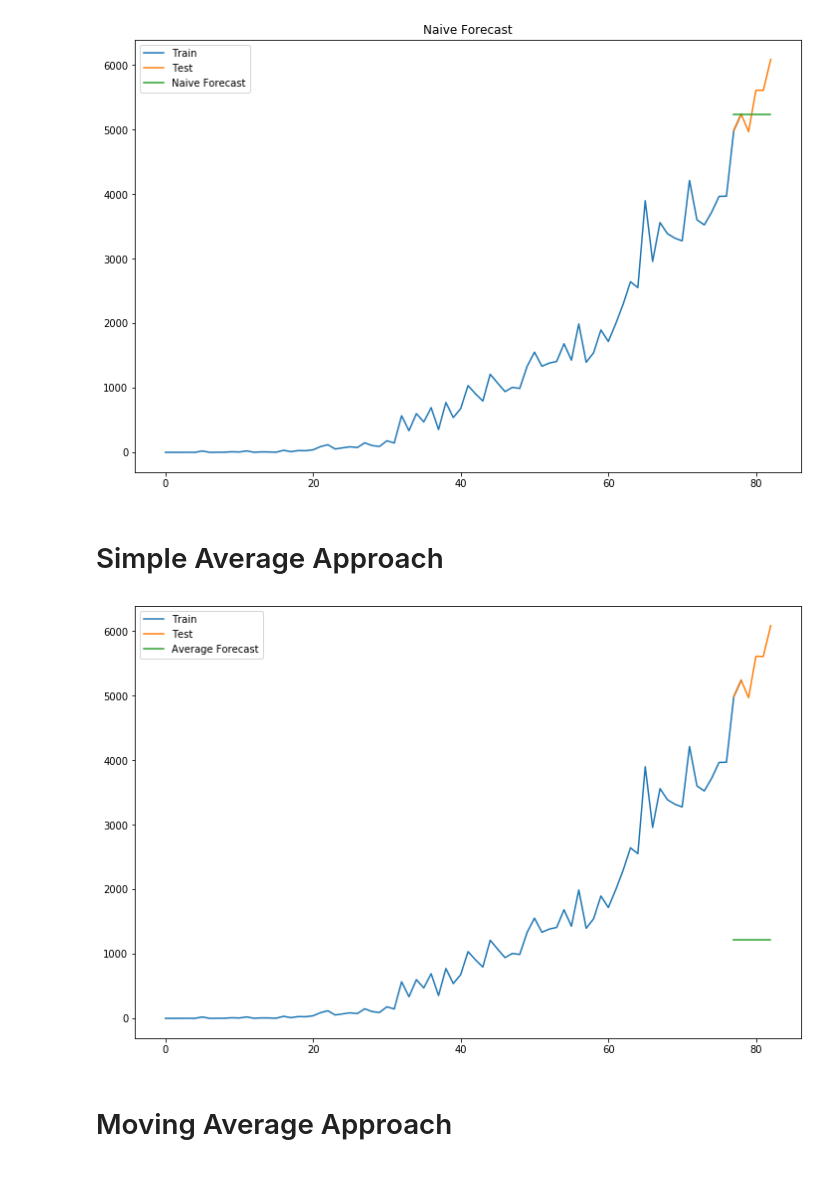
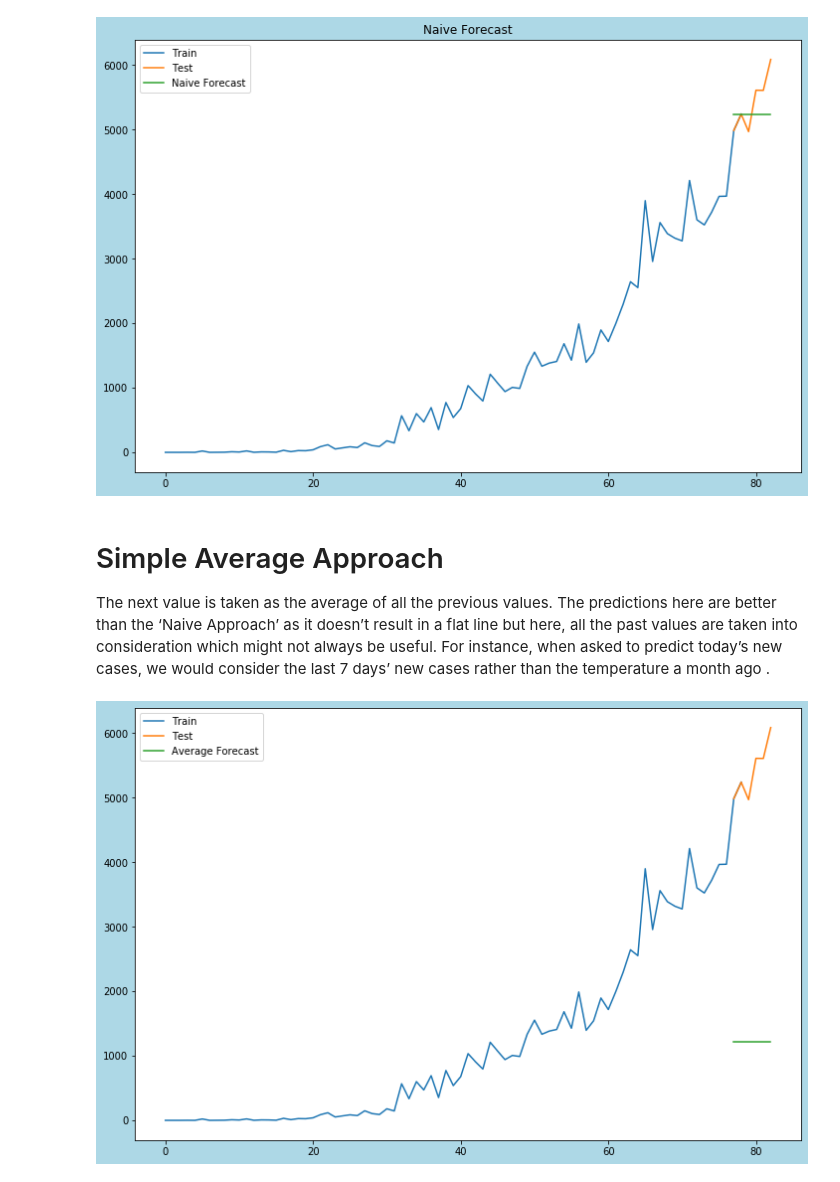
Before and after one commit to rahulagarwal01/COVID_19_Time_Series, a Jupyter notebook: notebooks/Time_Series.ipynb, the cells around one changed output. Cells and saved outputs as stored; diff of their text form; code cells hidden in the pictures.

```diff
--- a/notebooks/Time_Series.ipynb
+++ b/notebooks/Time_Series.ipynb
@@ -36,36 +41,38 @@ test=df[77:83]
 # %%
 # Naive approach
 dd= np.asarray(train.new_cases)
 y_hat = test.copy()
 y_hat['naive'] = dd[len(dd)-1]
-pyplot.figure(figsize=(12,8))
+fig=pyplot.figure(figsize=(12,8))
 pyplot.plot(train.index, train['new_cases'], label='Train')
 pyplot.plot(test.index,test['new_cases'], label='Test')
 pyplot.plot(y_hat.index,y_hat['naive'], label='Naive Forecast')
 pyplot.legend(loc='best')
 pyplot.title("Naive Forecast")
+fig.patch.set_facecolor('lightblue')
 pyplot.show()
 # %% [output]
-[figure, old version]
+[figure, new version]
 # %%
 rms = sqrt(mean_squared_error(test.new_cases, y_hat.naive))
 #print(rms)
-# %% [markdown]
-# Simple Average Approach
+# %% [markdown]
+# Simple Average Approach
+
+The next value is taken as the average of all the previous values. The predictions here are better than the ‘Naive Approach’ as it doesn’t result in a flat line but here, all the past values are taken into consideration which might not always be useful. For instance, when asked to predict today’s new cases, we would consider the last 7 days’ new cases rather than the temperature a month ago .
 # %%
 # Simple average
 y_hat_avg = test.copy()
 y_hat_avg['avg_forecast'] = train['new_cases'].mean()
-pyplot.figure(figsize=(12,8))
+fig=pyplot.figure(figsize=(12,8))
 pyplot.plot(train['new_cases'], label='Train')
 pyplot.plot(test['new_cases'], label='Test')
 pyplot.plot(y_hat_avg['avg_forecast'], label='Average Forecast')
 pyplot.legend(loc='best')
+fig.patch.set_facecolor('lightblue')
 pyplot.show()
 # %% [output]
-[figure, old version]
+[figure, new version]
 # %%
 rms = sqrt(mean_squared_error(test.new_cases, y_hat_avg.avg_forecast))
 #print(rms)
-# %% [markdown]
-# Moving Average Approach
```
Also changed, not shown: parts of 16 cells of this notebook.
